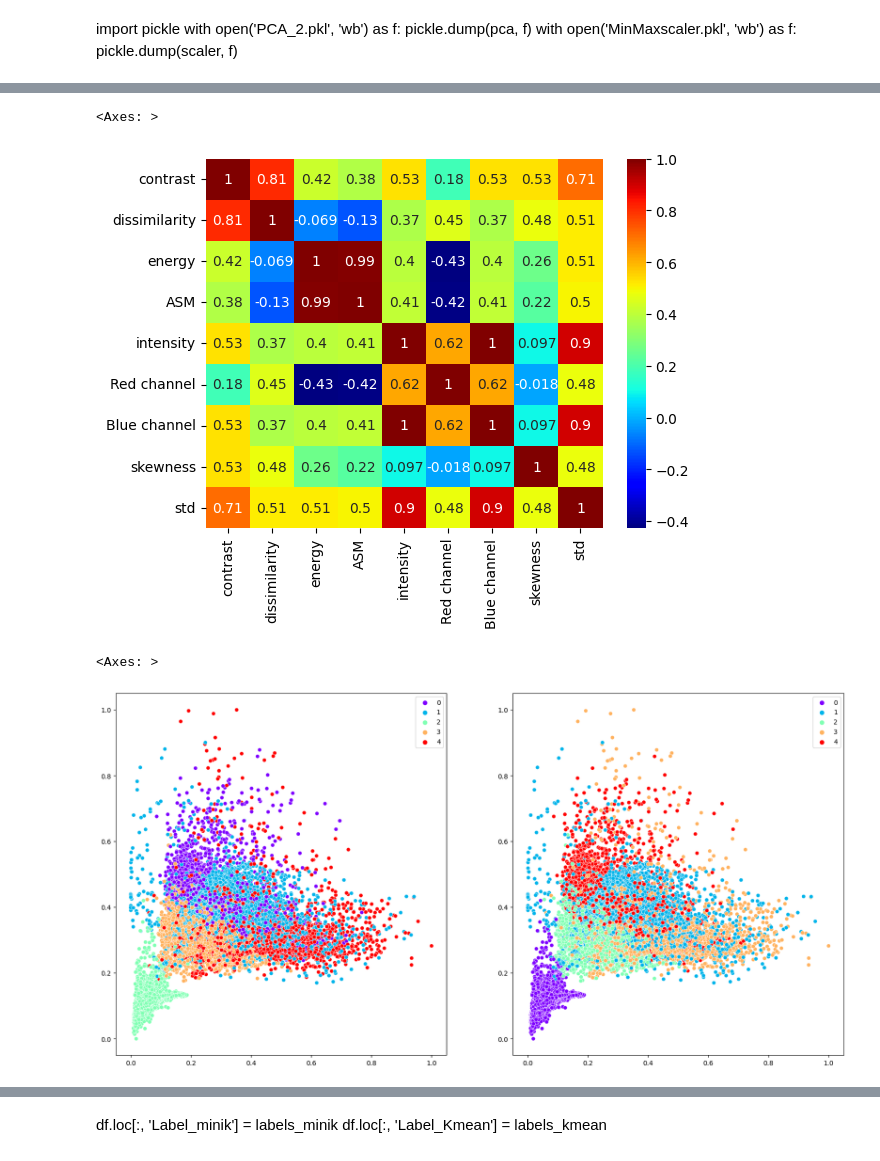
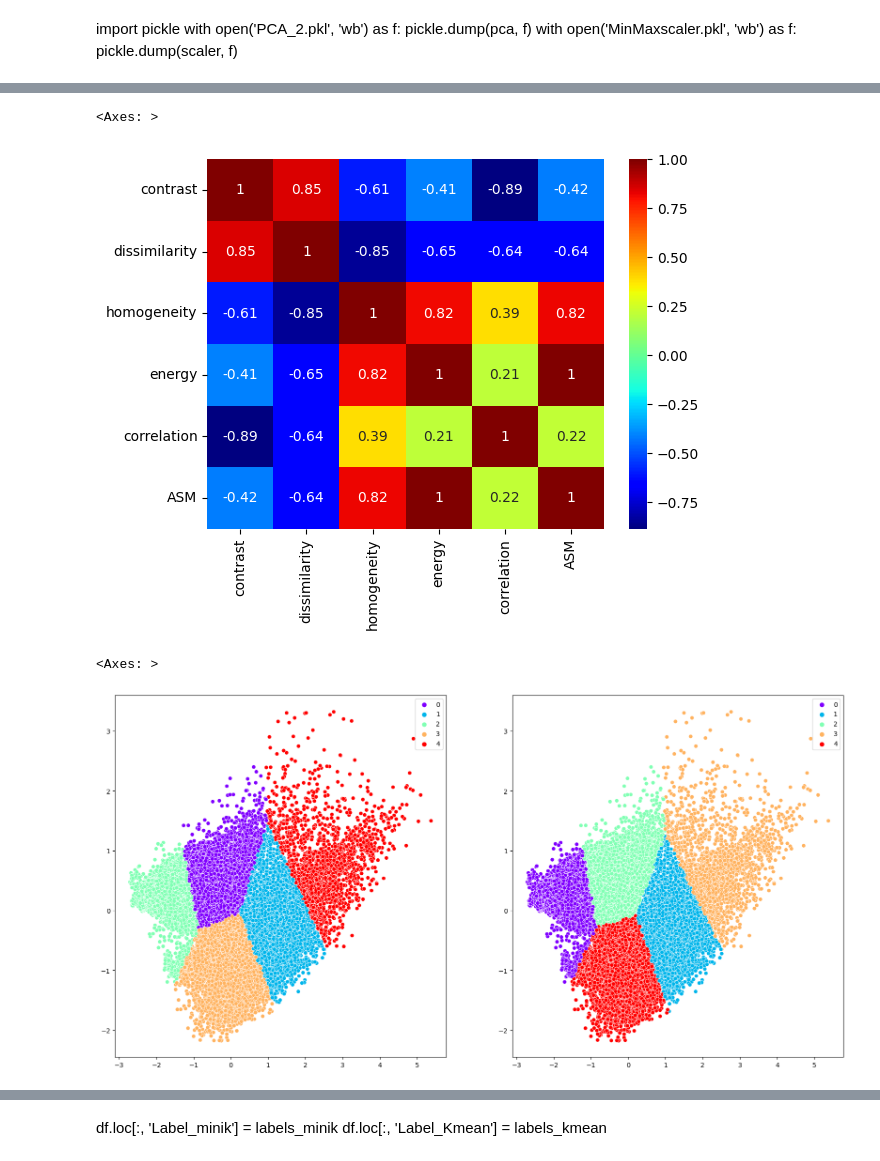
Before and after one commit to PrachayaKMITL/NARIT_internship_2024, a Jupyter notebook: Test_kernel/test_data.ipynb, the cells around one changed output, grey strips where cells are left out. Drawn from its saved outputs; the diff is of its cells as text; code cells hidden in the pictures.

```diff
--- a/Test_kernel/test_data.ipynb
+++ b/Test_kernel/test_data.ipynb
@@ -15,8 +15,12 @@ from TotalCalculation import *
 from preprocessing import *
 from ClassPrediction import *
 # %%
-df1 = Builddataset().concateDataset(folder_name = r'C:\Users\ASUS\Documents\NARIT_internship_data\CSV_dataset_2\Dataset_06_2024')
-df2 = Builddataset().concateDataset(folder_name = r'C:\Users\ASUS\Documents\NARIT_internship_data\CSV_dataset_2\Dataset_12_2023')
+df1 = Builddataset().concateDataset(folder_name = r'C:\Users\ASUS\Documents\NARIT_internship_data\CSV_dataset_4\Dataset_06_2024')
+df2 = Builddataset().concateDataset(folder_name = r'C:\Users\ASUS\Documents\NARIT_internship_data\CSV_dataset_4\Dataset_12_2023')
+df3 = Builddataset().concateDataset(folder_name = r'C:\Users\ASUS\Documents\NARIT_internship_data\CSV_dataset_old\Dataset_06_2024')
+df4 = Builddataset().concateDataset(folder_name = r'C:\Users\ASUS\Documents\NARIT_internship_data\CSV_dataset_old\Dataset_12_2023')
+df5 = Builddataset().concateDataset(folder_name = r'C:\Users\ASUS\Documents\NARIT_internship_data\CSV_dataset_3\Dataset_06_2024')
+df6 = Builddataset().concateDataset(folder_name = r'C:\Users\ASUS\Documents\NARIT_internship_data\CSV_dataset\Dataset_12_2023')
 # %%
 date1 = []
 for i in df1.index.tolist():
@@ -92,9 +120,9 @@ sns.heatmap(data=df.corr(),annot=True,cmap='jet')
 # %%
 from sklearn.decomposition import PCA
 from sklearn.preprocessing import MaxAbsScaler, MinMaxScaler, QuantileTransformer, RobustScaler, StandardScaler
-X = df.drop(columns=['Time','Time (decimal)','correlation','homogeneity','different(R-B)'])
+X = df.drop(columns=['Time','Time (decimal)','skewness','std','different(R-B)','Red channel','Blue channel','intensity'])
 #iso = IsolationForest(contamination=0.21,max_samples=0.1,n_estimators=204)  # Adjust contamination level
-scaler = MinMaxScaler()
+scaler = RobustScaler()
 scaler.fit(X)
 scaled = scaler.transform(X)
 #iso.fit(scaled)
@@ -120,22 +148,22 @@ print(pca.explained_variance_ratio_)
 sns.heatmap(data=X.corr(),cmap='jet',annot=True)
 # %% [output]
 <Axes: >
-[figure, old version]
+[figure, new version]
 # %%
 from sklearn.metrics.pairwise import euclidean_distances
 np.random.seed(42)
 kmeans = KMeans(init='k-means++', n_clusters=5, n_init=20,random_state=42,tol=1e-4,max_iter=300,algorithm='lloyd')
 minik = MiniBatchKMeans(n_clusters=5,batch_size=1036, max_no_improvement=20,random_state=42,tol=1e-5, init='k-means++' ,n_init=20, max_iter=300 ,reassignment_ratio=0.001)
 #GMM = GaussianMixture(n_components=5, tol=1e-4, init_params='kmeans',covariance_type='full', max_iter=500, random_state=42, n_init=10)
 #labels = GMM.fit_predict(dataset)
 labels_kmean = kmeans.fit_predict(dataset)
 labels_minik = minik.fit_predict(dataset)
 
 plt.figure(figsize=(20,10))
 plt.subplot(1,2,1)
-sns.scatterplot(data=scaled,x=scaled[:,0],y=scaled[:,6],hue=labels_minik,palette='rainbow')
+sns.scatterplot(data=principal,x=principal[:,0],y=principal[:,1],hue=labels_minik,palette='rainbow')
 plt.subplot(1,2,2)
-sns.scatterplot(data=scaled,x=scaled[:,0],y=scaled[:,6],hue=labels_kmean,palette='rainbow')
+sns.scatterplot(data=principal,x=principal[:,0],y=principal[:,1],hue=labels_kmean,palette='rainbow')
 # %% [output]
 <Axes: >
-[figure, old version]
+[figure, new version]
```
Also changed, not shown: parts of 10 cells of this notebook, 6 other files.
